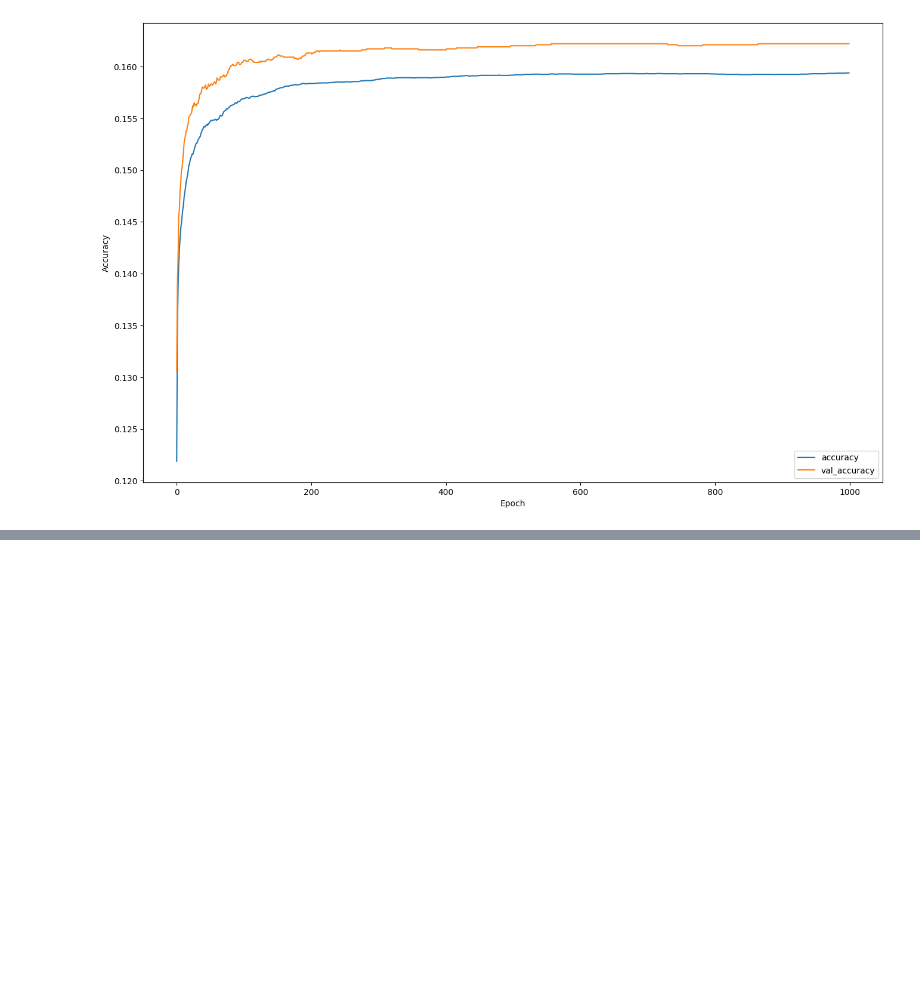
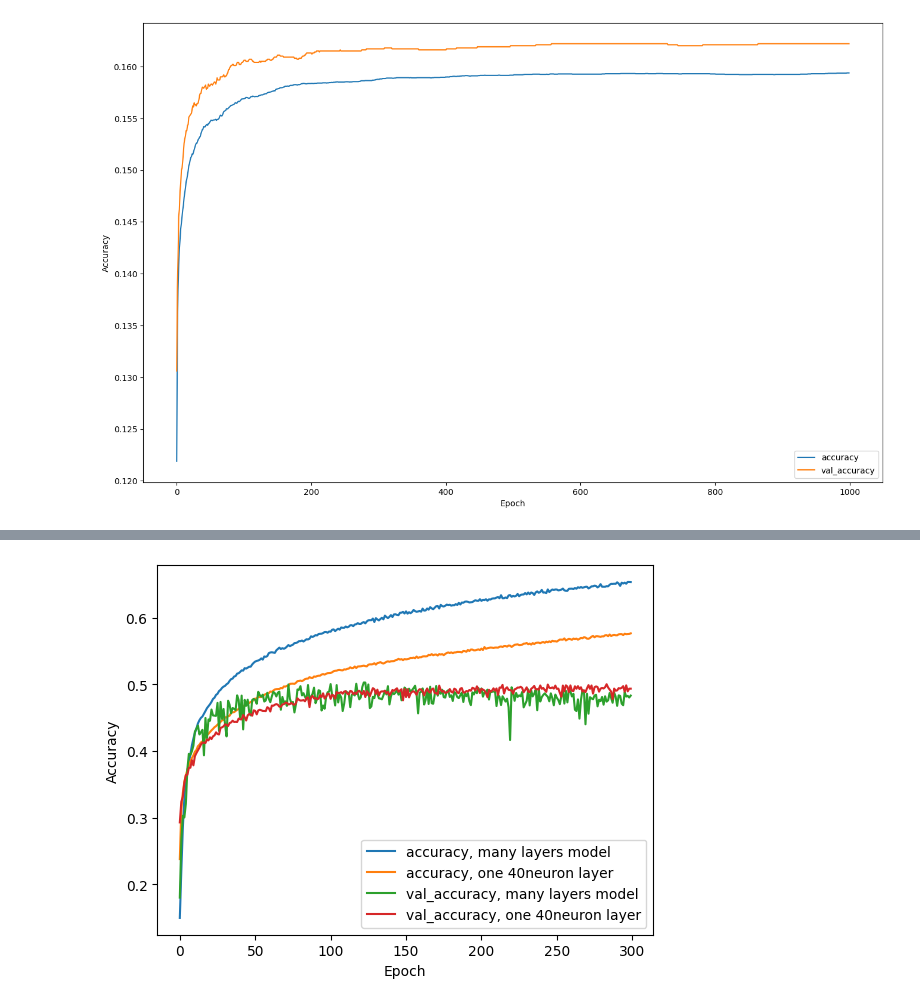
Before and after one commit to meraxion/cds-ml, a Jupyter notebook: Week 6 Deep Learning/CNN_3_4.ipynb, the cells around one changed output, grey strips where cells are left out. Drawn from its saved outputs; the diff is of its cells as text; code cells hidden in the pictures; blank space fills up the shorter version.

```diff
--- a/Week 6 Deep Learning/CNN_3_4.ipynb
+++ b/Week 6 Deep Learning/CNN_3_4.ipynb
@@ -300,0 +476,27 @@ plt.show()
+# %%
+with tf.device('/CPU:0'):
+    model_v5 = models.Sequential([
+        layers.Flatten(),
+        layers.Dense(32, activation="relu"),
+        layers.Dense(32, activation="relu"),
+        layers.Dense(32, activation="relu"),
+        layers.Dense(32, activation="relu"),
+        layers.Dense(32, activation="relu"),
+        layers.Dense(32, activation="relu"),
+        layers.Dense(32, activation="relu"),
+        layers.Dense(32, activation="relu"),
+        layers.Dense(32, activation="relu"),
+        layers.Dense(32, activation="relu"),
+        layers.Dense(32, activation="relu"),
+        layers.Dense(10, activation="softmax")
+    ])
+    model_v5.compile(optimizer="SGD",
+                    loss = "sparse_categorical_crossentropy",
+                    metrics=["accuracy"])
+    model_v5.build(train_images.shape)
+    model_v5.summary()
+
+    history_5 = model_v5.fit(train_images, train_labels, epochs=300,
+                            validation_data=(test_images, test_labels))
+
+    model_2_test_loss, model_2_test_acc = model_v5.evaluate(test_images, test_labels)
@@ -300,0 +548,18 @@ plt.show()
+# %%
+def compare_stats(history1, history2, model1, model2, name1, name2):
+    plt.plot(history1.history['accuracy'], label=f'accuracy, {name1}')
+    plt.plot(history2.history['accuracy'], label=f'accuracy, {name2}')
+    plt.plot(history1.history['val_accuracy'], label = f'val_accuracy, {name1}')
+    plt.plot(history2.history['val_accuracy'], label = f'val_accuracy, {name2}')
+    plt.xlabel('Epoch')
+    plt.ylabel('Accuracy')
+    # plt.ylim([0.5, 1])
+    plt.legend(loc='lower right')
+
+    test_loss_1, test_acc_1 = model1.evaluate(test_images,  test_labels, verbose=2)
+    test_loss_2, test_acc_2 = model2.evaluate(test_images,  test_labels, verbose=2)
+    print(f'test accuracy of {name1}: {test_acc_1}')
+    print(f'test accuracy of {name2}: {test_acc_2}')
+# %%
+compare_stats(history_5, history_2, model_v5, model_v4, 'many layers model', 'one 40neuron layer')
+# %% [output]
@@ -300,0 +570 @@ plt.show()
+[figure, added]
```
Also changed, not shown: parts of 9 cells of this notebook.
